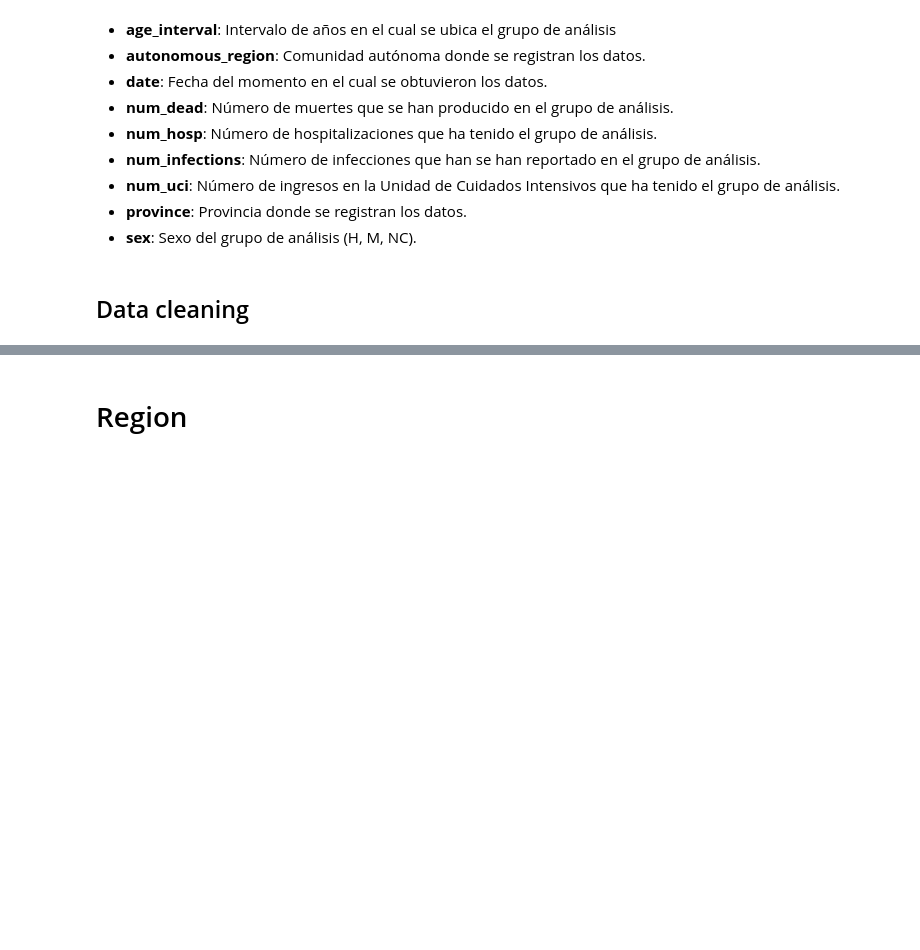
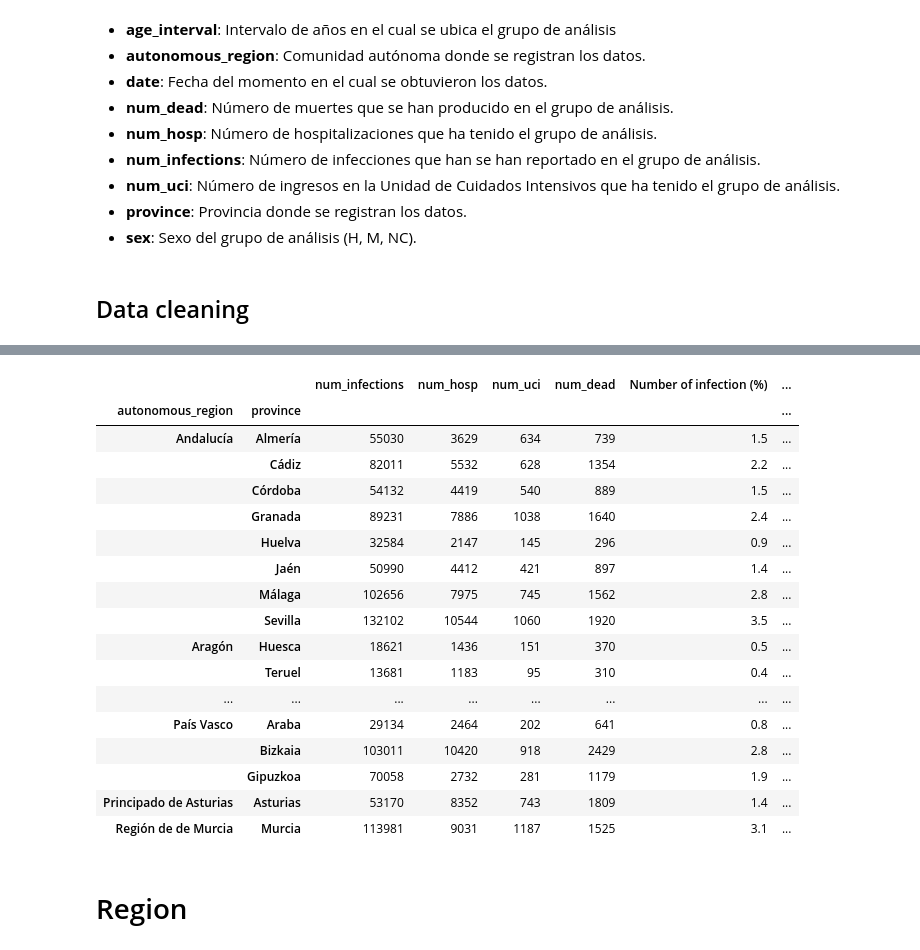
Before and after one commit to ffreire92/final_project, a Jupyter notebook: Pandemic_Overview.ipynb, the cells around one changed output, grey strips where cells are left out. Drawn from its saved outputs; the diff is of its cells as text; code cells hidden in the pictures; blank space fills up the shorter version.

```diff
--- a/Pandemic_Overview.ipynb
+++ b/Pandemic_Overview.ipynb
@@ -267,2 +267,9 @@ array(['Comunidad Valenciana', 'Castilla-La Mancha', 'Andalucía',
 # %%
 com_madrid = db1[db1.autonomous_region == 'Comunidad de Madrid']
+# %%
+region_province = db1.groupby(['autonomous_region', 'province']).sum()
+# %%
+region_province['Number of infection (%)'] = [round(i/ region_province['num_infections'].sum(),3)*100 for i in region_province['num_infections']]
+region_province['Number of hospitalisation (%)'] = [round(i/ region_province['num_hosp'].sum(),3)*100 for i in region_province['num_hosp']]
+region_province['Number of Intensive Care Unit (%)'] = [round(i/ region_province['num_uci'].sum(),3)*100 for i in region_province['num_uci']]
+region_province['Number of deaths (%)'] = [round(i/ region_province['num_dead'].sum(),3)*100 for i in region_province['num_dead']]
@@ -269,3 +278,24 @@ com_madrid = db1[db1.autonomous_region == 'Comunidad de Madrid']
+# %%
+region_province
+# %% [output]
+|  |  | num_infections | num_hosp | num_uci | num_dead | Number of infection (%) | ... |
+| autonomous_region | province |  |  |  |  |  | ... |
+| Andalucía | Almería | 55030 | 3629 | 634 | 739 | 1.5 | ... |
+|  | Cádiz | 82011 | 5532 | 628 | 1354 | 2.2 | ... |
+|  | Córdoba | 54132 | 4419 | 540 | 889 | 1.5 | ... |
+|  | Granada | 89231 | 7886 | 1038 | 1640 | 2.4 | ... |
+|  | Huelva | 32584 | 2147 | 145 | 296 | 0.9 | ... |
+|  | Jaén | 50990 | 4412 | 421 | 897 | 1.4 | ... |
+|  | Málaga | 102656 | 7975 | 745 | 1562 | 2.8 | ... |
+|  | Sevilla | 132102 | 10544 | 1060 | 1920 | 3.5 | ... |
+| Aragón | Huesca | 18621 | 1436 | 151 | 370 | 0.5 | ... |
+|  | Teruel | 13681 | 1183 | 95 | 310 | 0.4 | ... |
+| ... | ... | ... | ... | ... | ... | ... | ... |
+| País Vasco | Araba | 29134 | 2464 | 202 | 641 | 0.8 | ... |
+|  | Bizkaia | 103011 | 10420 | 918 | 2429 | 2.8 | ... |
+|  | Gipuzkoa | 70058 | 2732 | 281 | 1179 | 1.9 | ... |
+| Principado de Asturias | Asturias | 53170 | 8352 | 743 | 1809 | 1.4 | ... |
+| Región de de Murcia | Murcia | 113981 | 9031 | 1187 | 1525 | 3.1 | ... |
 # %% [markdown]
 # Region
 # %%
```
Also changed, not shown: parts of 4 cells of this notebook, 4 other files.
